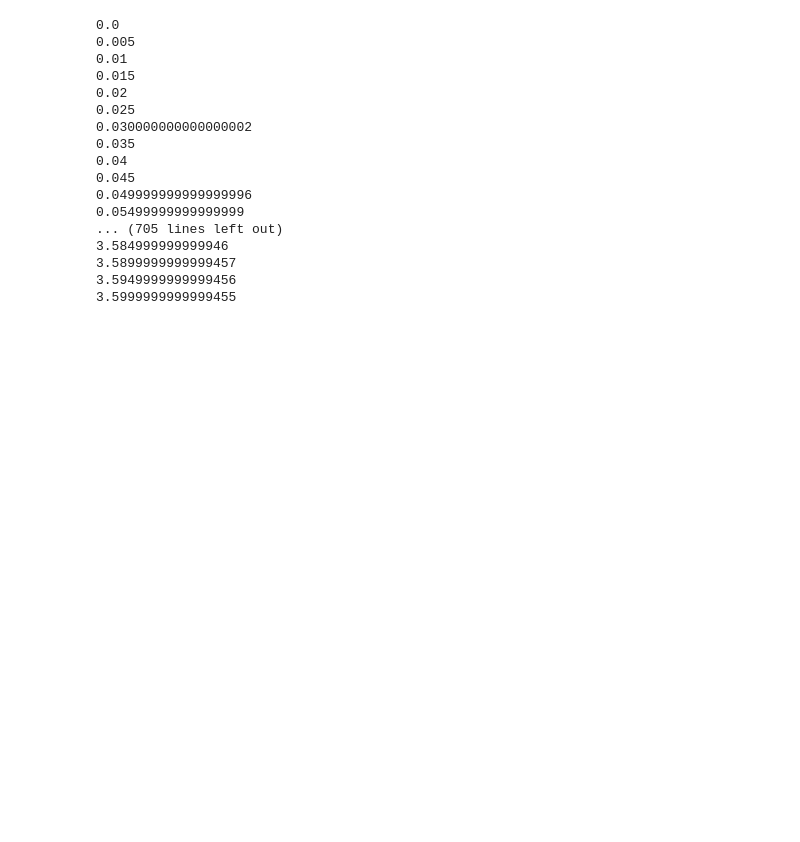
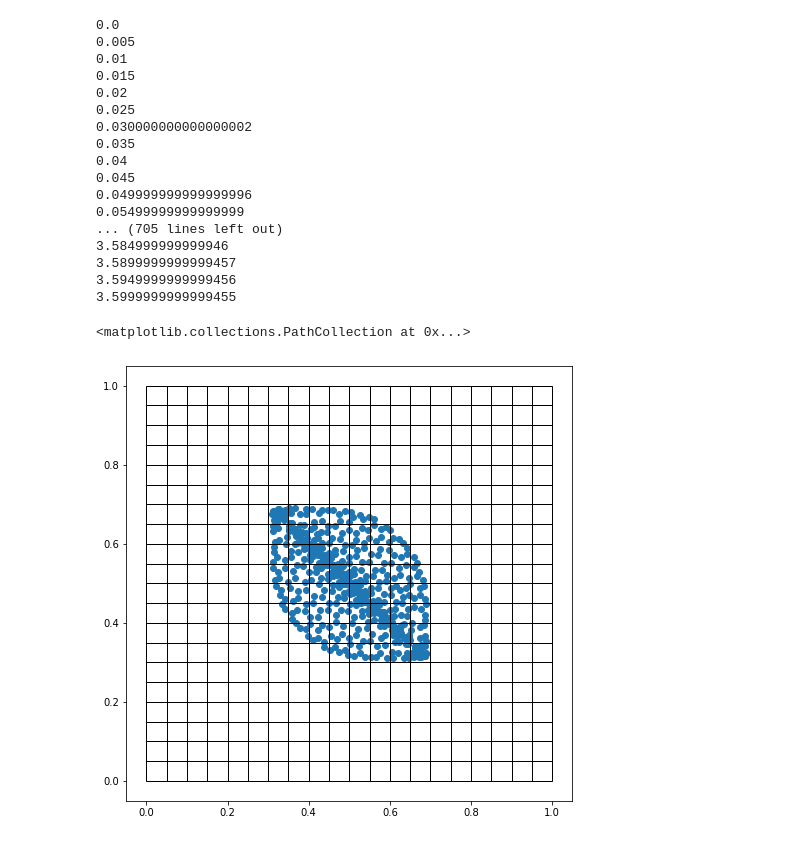
Before and after one commit to yildizdag/mpm, a Jupyter notebook: Benchmark/elasticCollision_MPM.ipynb, the cells around one changed output. Drawn from its saved outputs; the diff is of its cells as text; code cells hidden in the pictures; blank space fills up the shorter version.

```diff
--- a/Benchmark/elasticCollision_MPM.ipynb
+++ b/Benchmark/elasticCollision_MPM.ipynb
@@ -174,8 +174,8 @@ t = 0.0
 time = 3.6
 frame = 100
 X = np.zeros((len(rp),frame))
-Y = X
-X[:,0] = rp[:,0]
-Y[:,0] = rp[:,1]
+Y = np.zeros((len(rp),frame))
+X[:,0]=rp[:,0]
+Y[:,0]=rp[:,1]
 Tstep = time/frame
 step = int(np.floor(Tstep/deltaT))
@@ -181,0 +202,5 @@ step = int(np.floor(Tstep/deltaT))
+# %%
+plt.figure(figsize=(8,8))
+for i in range(0,len(conn)):
+    plt.gca().add_patch(patches.Polygon([[nodes[conn[i,0],0],nodes[conn[i,0],1]],[nodes[conn[i,1],0],nodes[conn[i,1],1]],[nodes[conn[i,2],0],nodes[conn[i,2],1]],[nodes[conn[i,3],0],nodes[conn[i,3],1]]],facecolor='w',edgecolor='k',fill=False))
+plt.scatter(X[:,0],Y[:,0])
@@ -187,9 +215,9 @@ while (t<=time):
     print(t)
     if ((count)%step == 0):
         if (istep<frame):
-            X[:,istep] = rp[:,0]
-            Y[:,istep] = rp[:,1]
-            istep = istep + 1
+            X[:,istep]=rp[:,0]
+            Y[:,istep]=rp[:,1]
+            istep+=1
     count = count + 1
     # From Particles to Nodes:
     for i in range(0,len(rp)):
@@ -208,10 +236,10 @@ while (t<=time):
         dNxy = np.linalg.inv(Jmatrix).dot(dN)
         #dNxy = np.linalg.solve(Jmatrix,dN)
         for j in range(0,4):
-            n_mass[conn[el,j]] = n_mass[conn[el,j]] + N[j]*Mp[i]
-            n_momentum[conn[el,j],:] = n_momentum[conn[el,j],:] + (N[j]*Mp[i])*vp[i,:]
+            n_mass[conn[el,j]] += N[j]*Mp[i]
+            n_momentum[conn[el,j],:] += (N[j]*Mp[i])*vp[i,:]
             n_fi[conn[el,j],:] += -Vp[i]*np.array([(Sp[i,0]*dNxy[0,j]+Sp[i,2]*dNxy[1,j]),(Sp[i,1]*dNxy[1,j]+Sp[i,2]*dNxy[0,j])])
-    n_momentum += n_momentum + deltaT*n_fi
+    n_momentum += deltaT*n_fi
     #From Nodes to Particles
     for i in range(0,len(rp)):
         xp = rp[i,0]
@@ -221,24 +249,25 @@ while (t<=time):
         xi = (2.0*xp-(el_nodes[0,0]+el_nodes[1,0]))/h1
         eta = (2.0*yp-(el_nodes[1,1]+el_nodes[2,1]))/h2
         N, dN = linear2Dshapefun(xi,eta)
-        Jmatrix = np.array([[dN[0,:].dot(el_nodes[:,0]),dN[0,:].dot(el_nodes[:,1])],[dN[1,:].dot(el_nodes[:,0]),dN[1,:].dot(el_nodes[:,1])]])
+        Jmatrix = np.array([[dN[0,:].dot(el_nodes[:,0]),dN[0,:].dot(el_nodes[:,1])],
+                            [dN[1,:].dot(el_nodes[:,0]),dN[1,:].dot(el_nodes[:,1])]])
         J = np.linalg.det(Jmatrix)
         dNxy = np.linalg.inv(Jmatrix).dot(dN)
         #dNxy = np.linalg.solve(Jmatrix,dN)
         Lp = np.zeros((2,2))
-        for i in range(0,4):
+        for j in range(0,4):
             vl = np.zeros(2)
             if (n_mass[conn[el,j]]>TOL):
                 vp[i,:] += (deltaT*N[j]/n_mass[conn[el,j]])*(n_fi[conn[el,j],:])
                 rp[i,:] += (deltaT*N[j]/n_mass[conn[el,j]])*n_momentum[conn[el,j],:]
                 vl = n_momentum[conn[el,j],:]/n_mass[conn[el,j]]
             Lp += np.transpose(vl).dot(np.transpose(dNxy[:,j]))
-        F = (np.array([[1,0],[0,1]])+deltaT*Lp)*np.array([[Fp[i,0],Fp[i,2]],[Fp[i,1],Fp[i,3]]])
-        Fp[i,:] = [F[0,0],F[1,0],F[0,1],F[1,1]]
-        Vp[i] = np.linalg.det(np.array([[Fp[i,0],Fp[i,2]],[Fp[i,1],Fp[i,3]]]))*Vp0[i]
+        F = (np.array([[1,0],[0,1]])+deltaT*Lp)*np.array([[Fp[i,0],Fp[i,1]],[Fp[i,2],Fp[i,3]]])
+        Fp[i,:] = [F[0,0],F[0,1],F[1,0],F[1,1]]
+        Vp[i] = np.linalg.det(np.array([[Fp[i,0],Fp[i,1]],[Fp[i,2],Fp[i,3]]]))*Vp0[i]
         dEps = (0.5*deltaT)*(Lp+np.transpose(Lp))
         dSigma = C.dot(np.array([dEps[0,0],dEps[1,1],2*dEps[0,1]]))
-        Sp[i,:] += np.transpose(dSigma)
+        Sp[i,:] += [dSigma[0], dSigma[1], dSigma[2]]
         Ep[i,:] += [dEps[0,0],dEps[1,1],dEps[0,1]]
     t += deltaT
     n_mass = 0*n_mass
@@ -262,3 +291,11 @@ while (t<=time):
 3.5899999999999457
 3.5949999999999456
 3.5999999999999455
+# %%
+plt.figure(figsize=(8,8))
+for i in range(0,len(conn)):
+    plt.gca().add_patch(patches.Polygon([[nodes[conn[i,0],0],nodes[conn[i,0],1]],[nodes[conn[i,1],0],nodes[conn[i,1],1]],[nodes[conn[i,2],0],nodes[conn[i,2],1]],[nodes[conn[i,3],0],nodes[conn[i,3],1]]],facecolor='w',edgecolor='k',fill=False))
+plt.scatter(X[:,99],Y[:,99])
+# %% [output]
+<matplotlib.collections.PathCollection at 0x...>
+[figure, added]
```
Also changed, not shown: parts of 10 cells of this notebook, 1 other file.
